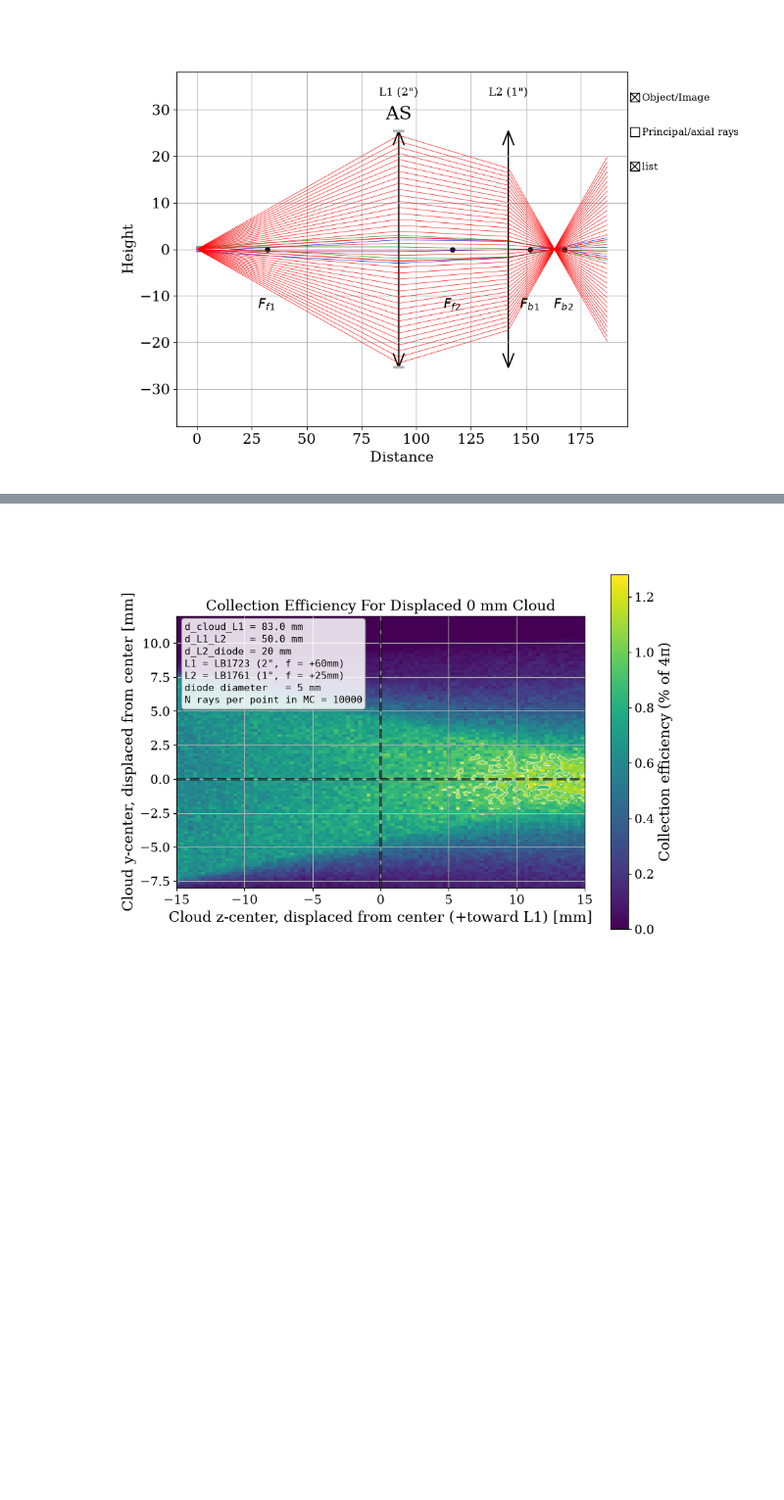
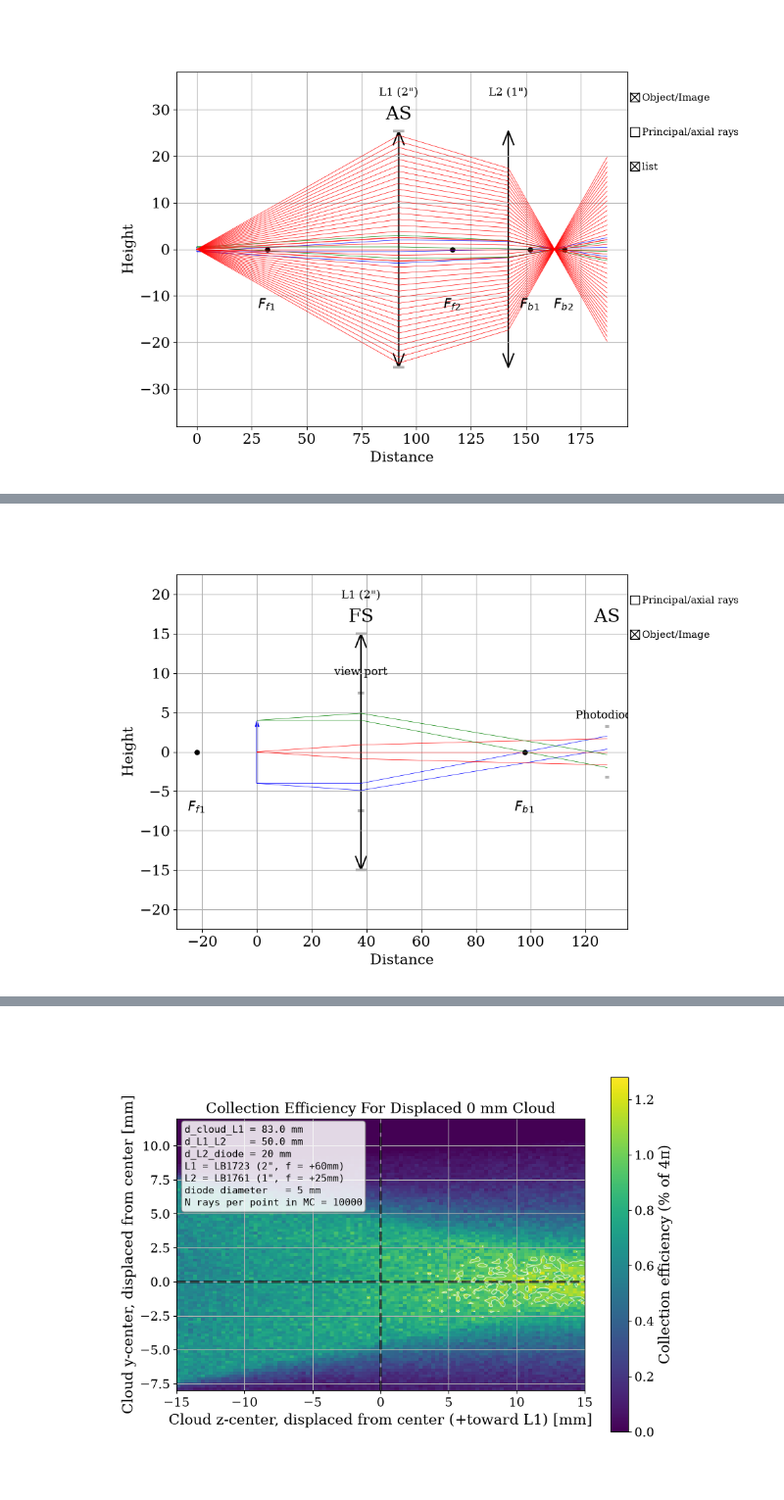
Before and after one commit to josephmlev/eedm_jml, a Jupyter notebook: daqAnalysisAndExperiments/optics/flourescenceTelescope/flourescenceTelescope.ipynb, the cells around one changed output, grey strips where cells are left out. Shown at 98% size. Saved outputs shown, nothing was run; the diff lists cells and outputs as text; code cells hidden in the pictures; blank space fills up the shorter version.

```diff
--- a/daqAnalysisAndExperiments/optics/flourescenceTelescope/flourescenceTelescope.ipynb
+++ b/daqAnalysisAndExperiments/optics/flourescenceTelescope/flourescenceTelescope.ipynb
@@ -76,3 +75,31 @@ RuntimeWarning [in figure.py]: More than 20 figures have been opened. Figures cr
+# %%
+#MOT detector
+# --- Glass ---
+n_bk7_852 = 1.509801
+
+
+# --- Geometry knobs (the things you'll want to scan) ---
+d_cloud_L1 = 190/5   # mm, cloud surface  -> L1 front surface
+d_L2_diode = 40  # mm, L2 back surface -> diode
+diameter_diode = 6.5 #7.14 #mm. 10mm square diode/sqrt(2)
+D_viewport = 15
+height_object = 8#mm, optic axis to source of light, for fan rays
+nFanRays = 51
+
+path = ImagingPath()
+path.objectHeight = 8  # mm, atom cloud size, only for principal rays
+path.append(Space(d=d_cloud_L1))
+path.append(Aperture(diameter=D_viewport, label = "view port"))
+path.append(Lens(f=60,   diameter=30, label="L1 (2\")"))
+path.append(Space(d_iris))
+path.append(Space(d=d_L2_diode))
+path.append(Aperture(diameter=diameter_diode, label = f'Photodiode'))
+
+
+fan = [Ray(y=height_object, theta=t) for t in np.linspace(-0.1, 0.1, nFanRays)]
+path.display(raysList=[fan])
+# %% [output]
+[figure, added]
 # %%
 #6in spherical octagon
 # --- Glass ---
```
Also changed, not shown: parts of 2 cells of this notebook, 3 other files.
